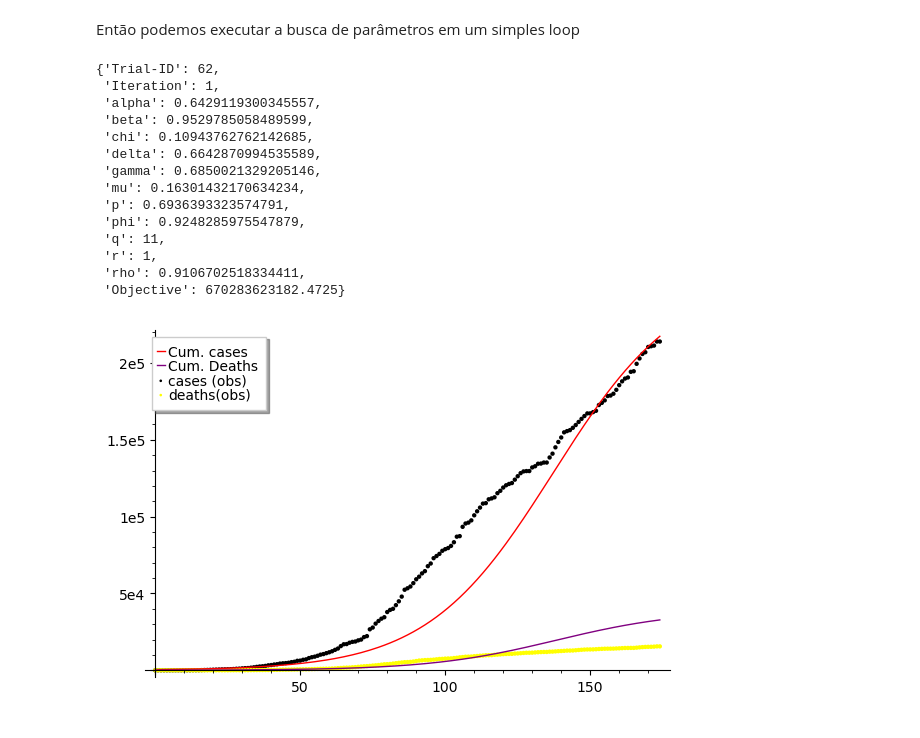
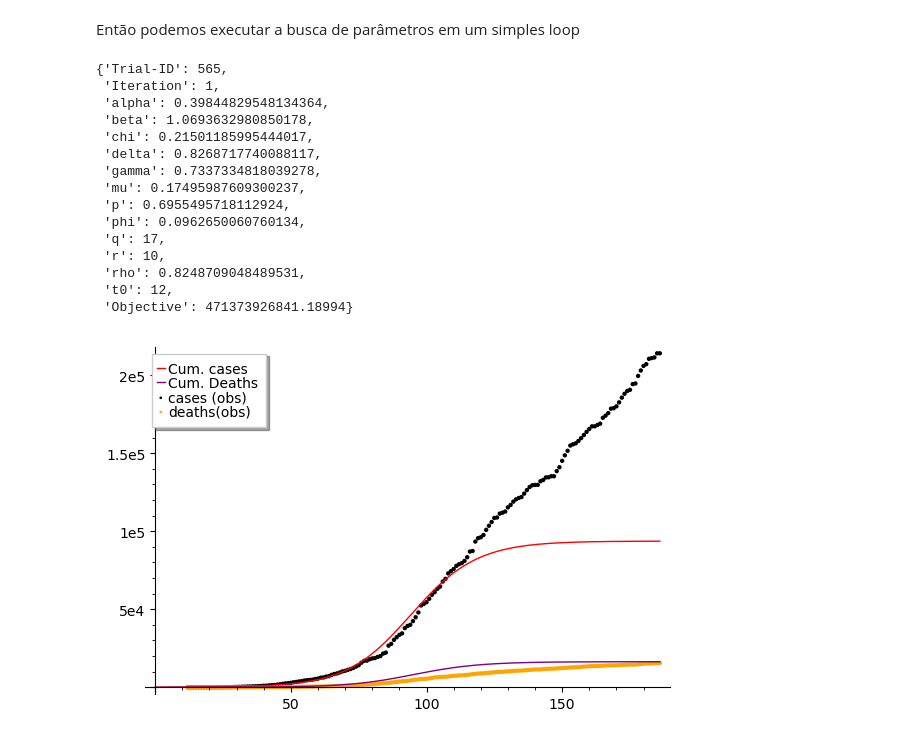
Before and after one commit to fccoelho/Modelagem-Matematica-IV, a Jupyter notebook: Planilhas Sage/Suplemento 2 - o Modelo SEIAHR.ipynb, the cells around one changed output. Saved outputs shown, nothing was run; the diff lists cells and outputs as text; code cells hidden in the pictures.

```diff
--- a/Planilhas Sage/Suplemento 2 - o Modelo SEIAHR.ipynb
+++ b/Planilhas Sage/Suplemento 2 - o Modelo SEIAHR.ipynb
@@ -67,5 +67,5 @@ T = ode_solver()
 T.function = model
 T.algorithm='rk8pd'
 inits = [.99, 0, 1e-4, 0, 0, 0, 0, 0]
-tspan = [0,500]
-T.ode_solve(tspan, inits, num_points=500, params=[chi,phi,beta,rho,delta,gamma,alpha,mu,p,q,r])
+tspan = [0,200]
+T.ode_solve(tspan, inits, num_points=200, params=[chi,phi,beta,rho,delta,gamma,alpha,mu,p,q,r])
@@ -138,7 +144,7 @@ Começamos por definir o tipo de variável de cada parâmetro, e o tipo de algor
 parameters = [
     sherpa.Continuous(name='chi',range=[0,.3]),
     sherpa.Continuous(name='phi',range=[0,1]),
-    sherpa.Continuous(name='beta',range=[0.3,1]),
+    sherpa.Continuous(name='beta',range=[0.1,2]),
     sherpa.Continuous(name='rho',range=[0.2,1]),
     sherpa.Continuous(name='delta',range=[0.01,1]),
     sherpa.Continuous(name='gamma',range=[0.01,1]),
@@ -146,9 +152,10 @@ parameters = [
     sherpa.Continuous(name='mu',range=[0.01,.7]),
     sherpa.Continuous(name='p',range=[0.01,.7]),
     sherpa.Discrete(name='q',range=[1,30]),
-    sherpa.Discrete(name='r',range=[1,12])
+    sherpa.Discrete(name='r',range=[1,12]),
+    sherpa.Discrete(name='t0',range=[0,25]),
 ]
-algorithm = sherpa.algorithms.RandomSearch(max_num_trials=150)
+algorithm = sherpa.algorithms.RandomSearch(max_num_trials=1000)
 # algorithm = sherpa.algorithms.GPyOpt(model_type='GP',max_num_trials=150)
 # %%
 study = sherpa.Study(parameters=parameters,
@@ -175,13 +183,14 @@ trial.parameters
 # %% [markdown]
 Então podemos executar a busca de parâmetros em um simples loop
 # %%
-ld = len(dfRJ)
 for trial in study:
-    T.ode_solve(tspan, inits, num_points=500, params=list(trial.parameters.values()))
+    pars = [trial.parameters[n] for n in ['chi', 'phi', 'beta', 'rho', 'delta', 'gamma', 'alpha', 'mu', 'p', 'q', 'r']]
+    t0 = trial.parameters['t0']
+    T.ode_solve(tspan, inits, num_points=200, params=pars)
     sim = get_sim_array(T.solution)
-    H = sim[:ld,-2]*popRJ
-    D = sim[:ld,-1]*popRJ
-    loss = sum((dfRJ.last_available_confirmed-H)**2) +sum((dfRJ.last_available_deaths-D)**2)/2*ld
+    H = sim[:ld+t0,-2]*popRJ
+    D = sim[:ld+t0,-1]*popRJ
+    loss = sum((dfRJ.last_available_confirmed-H[t0:t0+ld])**2) +sum((dfRJ.last_available_deaths-D[t0:t0+ld])**2)/2*ld
     study.add_observation(trial=trial,
                           objective=loss,
                           )
@@ -190,40 +199,44 @@ for trial in study:
 res = study.get_best_result()
 res
 # %% [output]
-{'Trial-ID': 62,
+{'Trial-ID': 565,
  'Iteration': 1,
- 'alpha': 0.6429119300345557,
- 'beta': 0.9529785058489599,
- 'chi': 0.10943762762142685,
- 'delta': 0.6642870994535589,
- 'gamma': 0.6850021329205146,
- 'mu': 0.16301432170634234,
- 'p': 0.6936393323574791,
- 'phi': 0.9248285975547879,
- 'q': 11,
- 'r': 1,
- 'rho': 0.9106702518334411,
- 'Objective': 670283623182.4725}
+ 'alpha': 0.39844829548134364,
+ 'beta': 1.0693632980850178,
+ 'chi': 0.21501185995444017,
+ 'delta': 0.8268717740088117,
+ 'gamma': 0.7337334818039278,
+ 'mu': 0.17495987609300237,
+ 'p': 0.6955495718112924,
+ 'phi': 0.0962650060760134,
+ 'q': 17,
+ 'r': 10,
+ 'rho': 0.8248709048489531,
+ 't0': 12,
+ 'Objective': 471373926841.18994}
 # %%
 def plot_results(pars):
-    T.ode_solve(tspan, inits, num_points=500, params=list(pars))
+    T.ode_solve(tspan, inits, num_points=200, params=list(pars[:-1]))
+    t0=pars[-1]
     sim = get_sim_array(T.solution)*popRJ
-    h = list_plot(sim[:ld,-2],color='red',legend_label='Cum. cases', plotjoined=True)
-    d = list_plot(sim[:ld,-1],color='purple', legend_label='Cum. Deaths', plotjoined=True)
-    cc = list_plot(dfRJ.last_available_confirmed, color='black',legend_label='cases (obs)')
-    cd = list_plot(dfRJ.last_available_deaths, color='yellow',legend_label='deaths(obs)')
+    h = list_plot(sim[:ld+t0,-2],color='red',legend_label='Cum. cases', plotjoined=True)
+    d = list_plot(sim[:ld+t0,-1],color='purple', legend_label='Cum. Deaths', plotjoined=True)
+    cc = list_plot(list(zip(range(t0,ld+t0),dfRJ.last_available_confirmed)), color='black',legend_label='cases (obs)')
+    cd = list_plot(list(zip(range(t0,ld+t0),dfRJ.last_available_deaths)), color='orange',legend_label='deaths(obs)')
     show(h+d+cc+cd)
 # %%
 plot_results([res['chi'],
               res['phi'],
               res['beta'],
               res['rho'],
               res['delta'],
-              res['gamma'],res['alpha'],
+              res['gamma'],
+              res['alpha'],
               res['mu'],
               res['p'],
               res['q'],
-              res['r']
+              res['r'],
+              res['t0']
              ])
 # %% [output]
-[figure, old version]
+[figure, new version]
```
Also changed, not shown: parts of 8 cells of this notebook.
